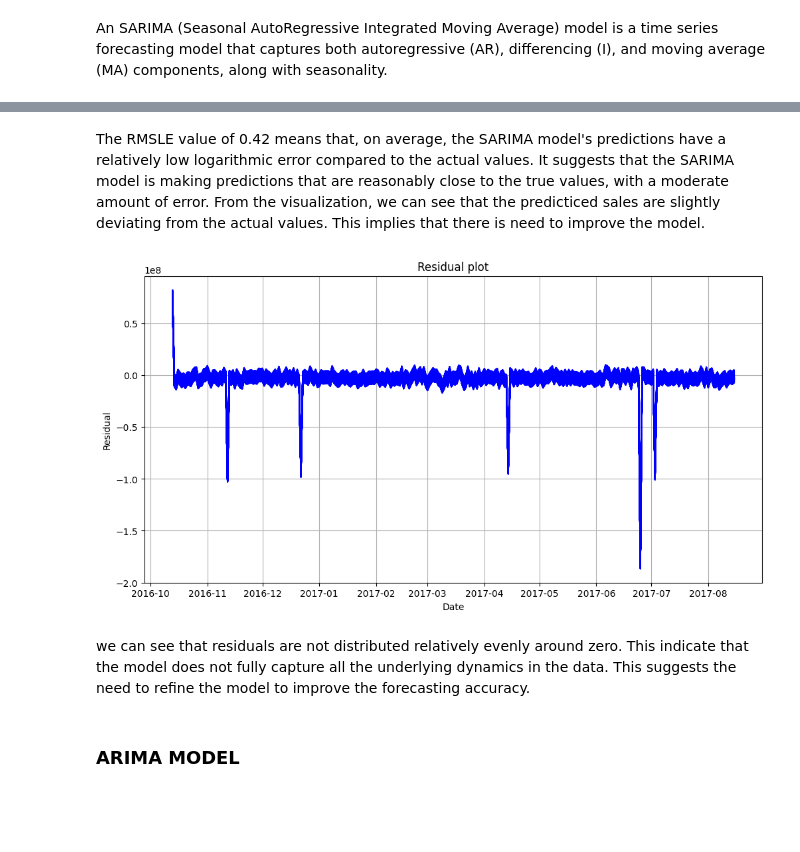
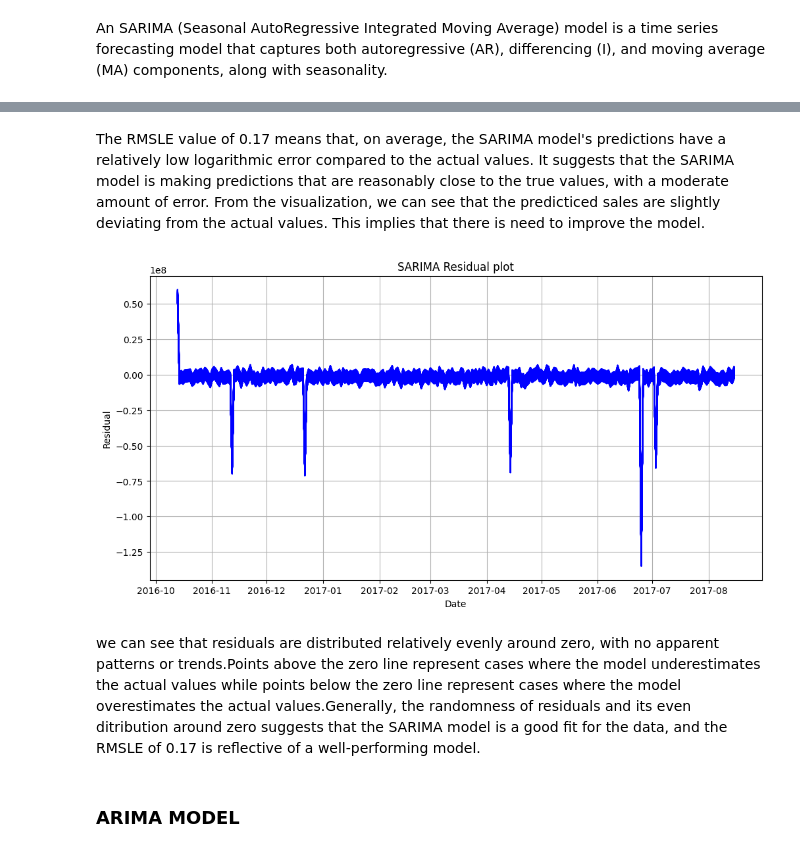
Before and after one commit to phinmaiyo/Regression-Model, a Jupyter notebook: forecasting.ipynb, the cells around one changed output, grey strips where cells are left out. Drawn from its saved outputs; the diff is of its cells as text; code cells hidden in the pictures; blank space fills up the shorter version.

```diff
--- a/forecasting.ipynb
+++ b/forecasting.ipynb
@@ -2502,21 +2503,21 @@ plt.show()
 # %% [markdown]
-The RMSLE value of 0.42 means that, on average, the SARIMA model's predictions have a relatively low logarithmic error compared to the actual values. It suggests that the SARIMA model is making predictions that are reasonably close to the true values, with a moderate amount of error. From the visualization, we can see that the predicticed sales are slightly deviating from the actual values. This implies that there is need to improve the model.
+The RMSLE value of 0.17 means that, on average, the SARIMA model's predictions have a relatively low logarithmic error compared to the actual values. It suggests that the SARIMA model is making predictions that are reasonably close to the true values, with a moderate amount of error. From the visualization, we can see that the predicticed sales are slightly deviating from the actual values. This implies that there is need to improve the model.
 # %%
 # plot the residual plot
 plt.figure(figsize=(12, 6))  # Adjust the figure size as needed
 
 # Plot the residual data
 plt.plot(eval.index, (SARIMA_pred.values - eval.values), label='residuals', color='blue')
 
 plt.xlabel('Date')
 plt.ylabel('Residual')
-plt.title('Residual plot')
+plt.title('SARIMA Residual plot')
 plt.grid(True)
 plt.show()
 # %% [output]
-[figure, old version]
+[figure, new version]
-# %% [markdown]
-we can see that residuals are not distributed relatively evenly around zero. This indicate that the model does not fully capture all the underlying dynamics in the data. This suggests the need to refine the model to improve the forecasting accuracy.
+# %% [markdown]
+we can see that residuals are distributed relatively evenly around zero, with no apparent patterns or trends.Points above the zero line represent cases where the model underestimates the actual values while points below the zero line represent cases where the model overestimates the actual values.Generally, the randomness of residuals and its even ditribution around zero suggests that the SARIMA model is a good fit for the data, and the RMSLE of 0.17 is reflective of a well-performing model.
 # %% [markdown]
 ### ARIMA MODEL
 # %%
```
Also changed, not shown: parts of 52 cells of this notebook.
